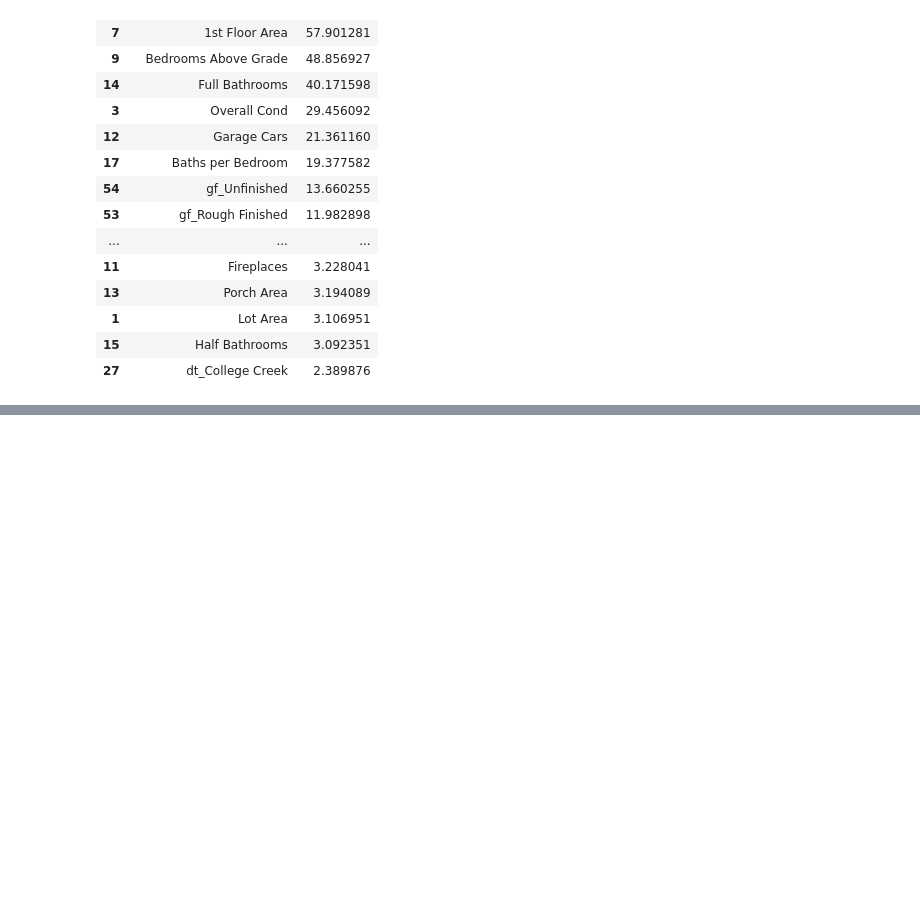
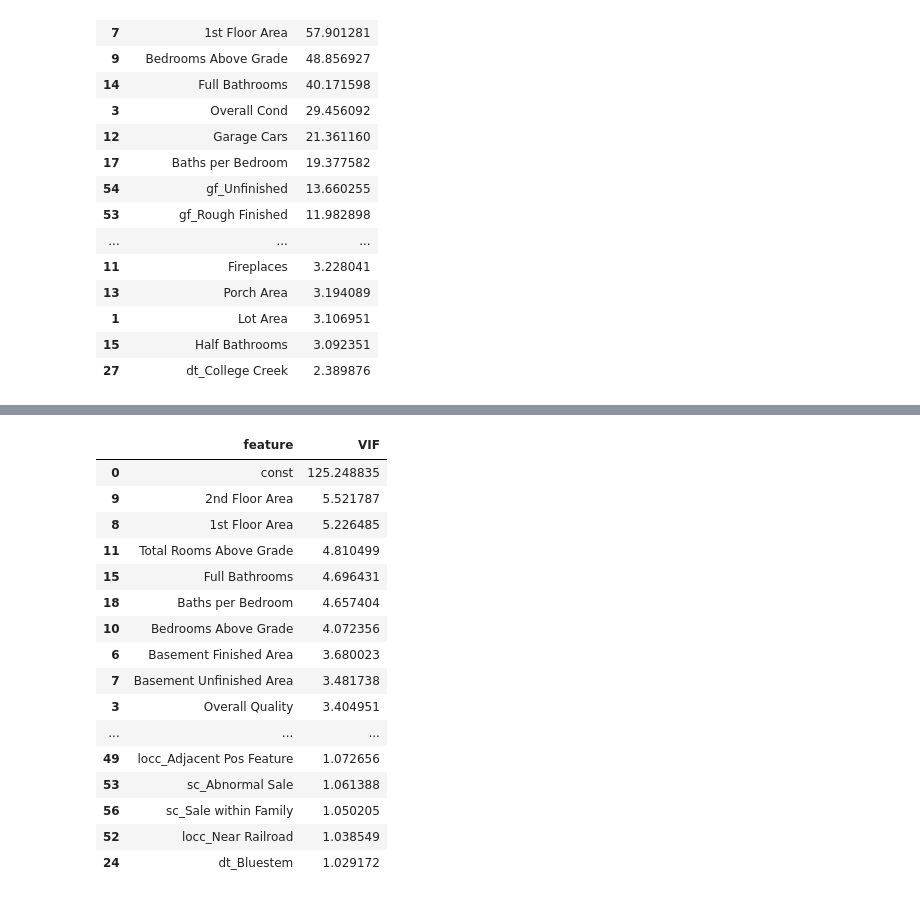
Before and after one commit to IKSHRESTHA/Data-Understanding-Assignment-MTSU, a Jupyter notebook: HW05/HW05_ShresthaK.ipynb, the cells around one changed output, grey strips where cells are left out. Cells and saved outputs as stored; diff of their text form; code cells hidden in the pictures; blank space fills up the shorter version.

```diff
--- a/HW05/HW05_ShresthaK.ipynb
+++ b/HW05/HW05_ShresthaK.ipynb
@@ -649,0 +754,28 @@ vif.head(20)  # Show top 20 features with highest VIF
+# %%
+
+
+# Calculate VIF for each feature in the new X dataset
+vif_data = pd.DataFrame()
+vif_data['feature'] = X_new_const.columns
+vif_data['VIF'] = [variance_inflation_factor(X_new_const.values, i) for i in range(X_new_const.shape[1])]
+vif_data.sort_values('VIF', ascending=False, inplace=True)
+
+vif_data
+# %% [output]
+|  | feature | VIF |
+| 0 | const | 125.248835 |
+| 9 | 2nd Floor Area | 5.521787 |
+| 8 | 1st Floor Area | 5.226485 |
+| 11 | Total Rooms Above Grade | 4.810499 |
+| 15 | Full Bathrooms | 4.696431 |
+| 18 | Baths per Bedroom | 4.657404 |
+| 10 | Bedrooms Above Grade | 4.072356 |
+| 6 | Basement Finished Area | 3.680023 |
+| 7 | Basement Unfinished Area | 3.481738 |
+| 3 | Overall Quality | 3.404951 |
+| ... | ... | ... |
+| 49 | locc_Adjacent Pos Feature | 1.072656 |
+| 53 | sc_Abnormal Sale | 1.061388 |
+| 56 | sc_Sale within Family | 1.050205 |
+| 52 | locc_Near Railroad | 1.038549 |
+| 24 | dt_Bluestem | 1.029172 |
```
Also changed, not shown: parts of 20 cells of this notebook.
